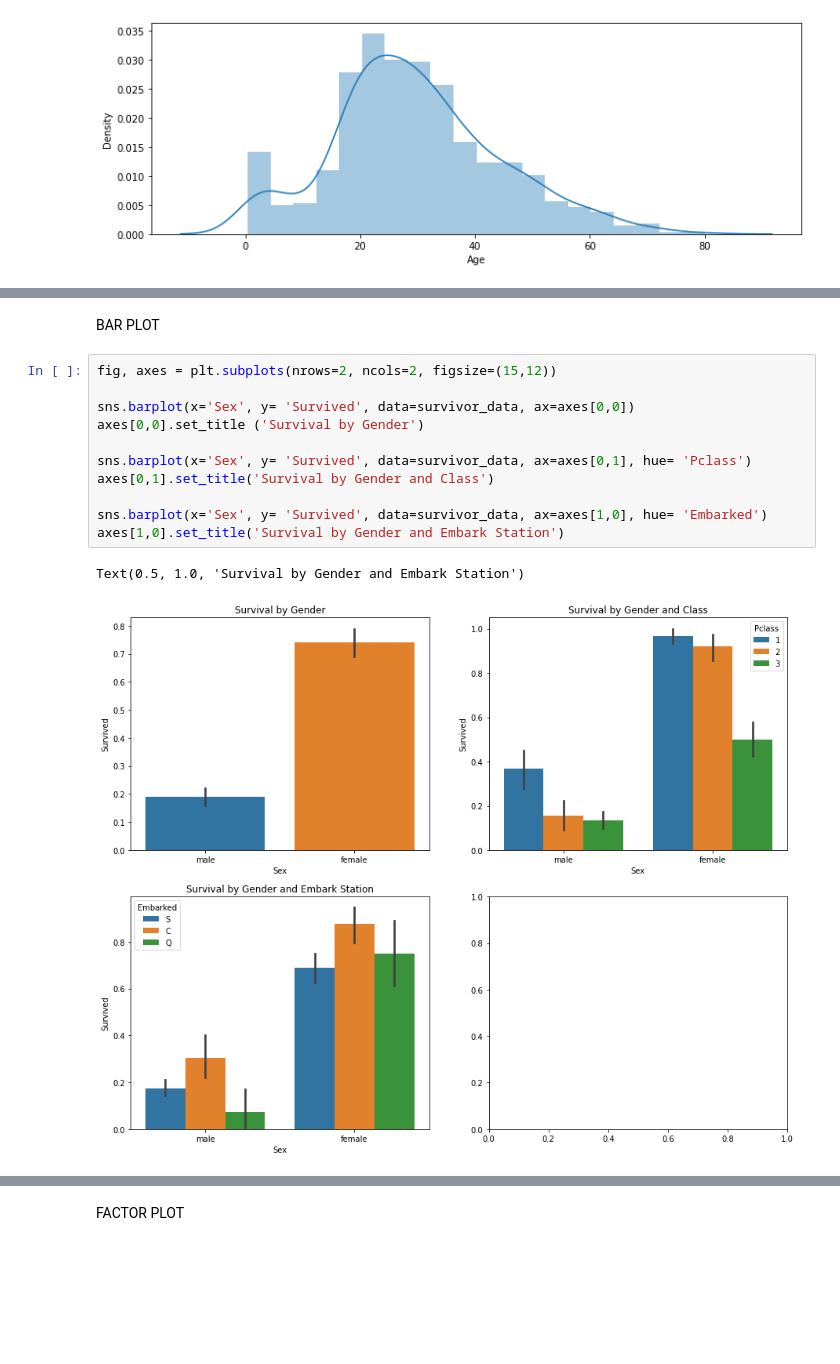
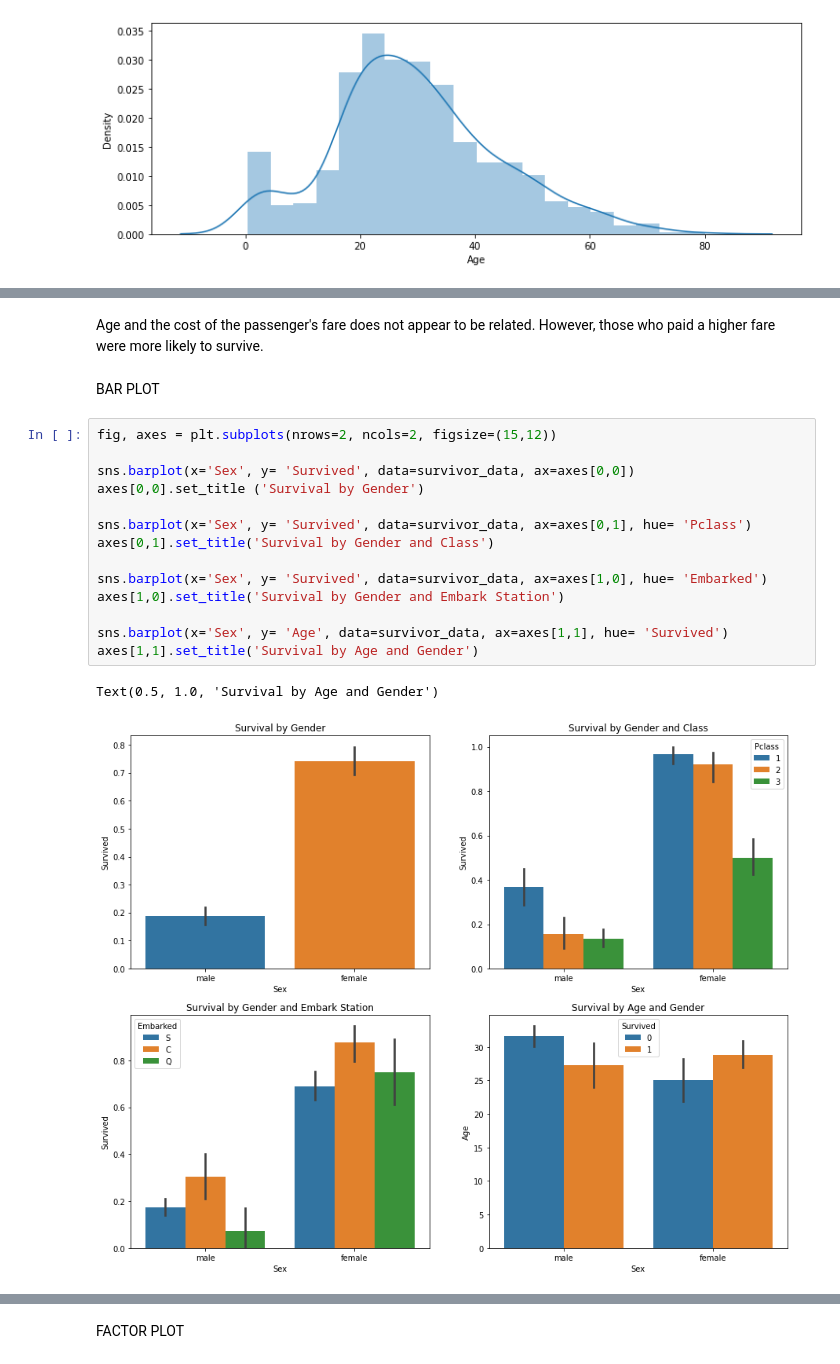
Before and after one commit to EmilyB78/Java-appointment-scheduling-application, a Jupyter notebook: Titanic_Survivor_Data_Analysis.ipynb, the cells around one changed output, grey strips where cells are left out. Cells and saved outputs as stored; diff of their text form; blank space fills up the shorter version.

```diff
--- a/Titanic_Survivor_Data_Analysis.ipynb
+++ b/Titanic_Survivor_Data_Analysis.ipynb
@@ -28,16 +42,21 @@ sns.distplot(survivor_data.Age, ax=ax)
+# %% [markdown]
+Age and the cost of the passenger's fare does not appear to be related. However, those who paid a higher fare were more likely to survive.
 # %% [markdown]
 BAR PLOT
 # %%
 fig, axes = plt.subplots(nrows=2, ncols=2, figsize=(15,12))
 
 sns.barplot(x='Sex', y= 'Survived', data=survivor_data, ax=axes[0,0])
 axes[0,0].set_title ('Survival by Gender')
 
 sns.barplot(x='Sex', y= 'Survived', data=survivor_data, ax=axes[0,1], hue= 'Pclass')
 axes[0,1].set_title('Survival by Gender and Class')
 
 sns.barplot(x='Sex', y= 'Survived', data=survivor_data, ax=axes[1,0], hue= 'Embarked')
 axes[1,0].set_title('Survival by Gender and Embark Station')
+
+sns.barplot(x='Sex', y= 'Age', data=survivor_data, ax=axes[1,1], hue= 'Survived')
+axes[1,1].set_title('Survival by Age and Gender')
 # %% [output]
-Text(0.5, 1.0, 'Survival by Gender and Embark Station')
+Text(0.5, 1.0, 'Survival by Age and Gender')
-[figure, old version]
+[figure, new version]
```
Also changed, not shown: parts of 7 cells of this notebook.
